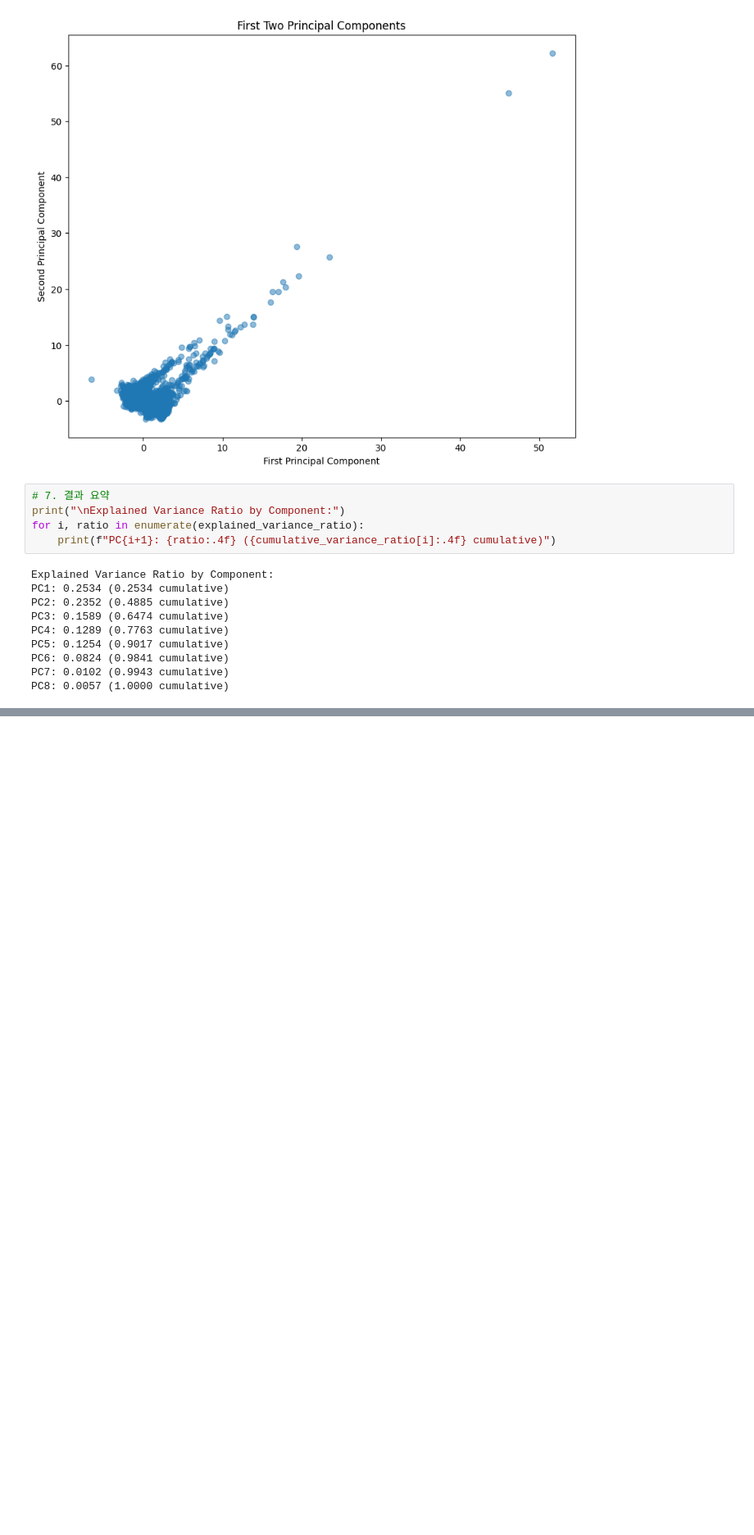
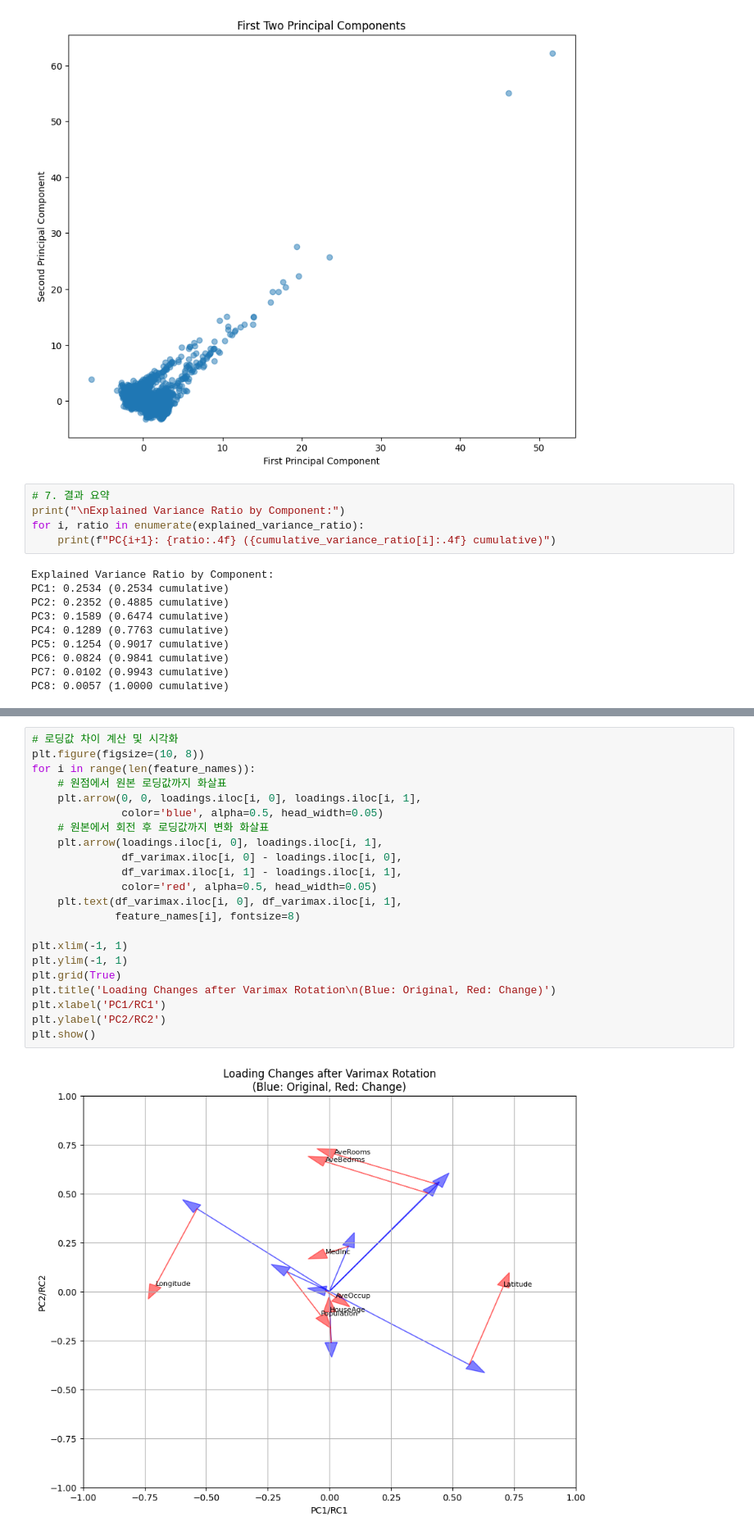
Before and after one commit to esoterikosQ/2025DataAlgorithm, a Jupyter notebook: PCA.ipynb, the cells around one changed output, grey strips where cells are left out. Shown: that part at 82% size. Drawn from its saved outputs; the diff is of its cells as text; blank space fills up the shorter version.

```diff
--- a/PCA.ipynb
+++ b/PCA.ipynb
@@ -113,0 +373,24 @@ PC8: 0.0057 (1.0000 cumulative)
+# %%
+# 로딩값 차이 계산 및 시각화
+plt.figure(figsize=(10, 8))
+for i in range(len(feature_names)):
+    # 원점에서 원본 로딩값까지 화살표
+    plt.arrow(0, 0, loadings.iloc[i, 0], loadings.iloc[i, 1],
+              color='blue', alpha=0.5, head_width=0.05)
+    # 원본에서 회전 후 로딩값까지 변화 화살표
+    plt.arrow(loadings.iloc[i, 0], loadings.iloc[i, 1],
+              df_varimax.iloc[i, 0] - loadings.iloc[i, 0],
+              df_varimax.iloc[i, 1] - loadings.iloc[i, 1],
+              color='red', alpha=0.5, head_width=0.05)
+    plt.text(df_varimax.iloc[i, 0], df_varimax.iloc[i, 1],
+             feature_names[i], fontsize=8)
+
+plt.xlim(-1, 1)
+plt.ylim(-1, 1)
+plt.grid(True)
+plt.title('Loading Changes after Varimax Rotation\n(Blue: Original, Red: Change)')
+plt.xlabel('PC1/RC1')
+plt.ylabel('PC2/RC2')
+plt.show()
+# %% [output]
+[figure, added]
```
Also changed, not shown: parts of 10 cells of this notebook.
